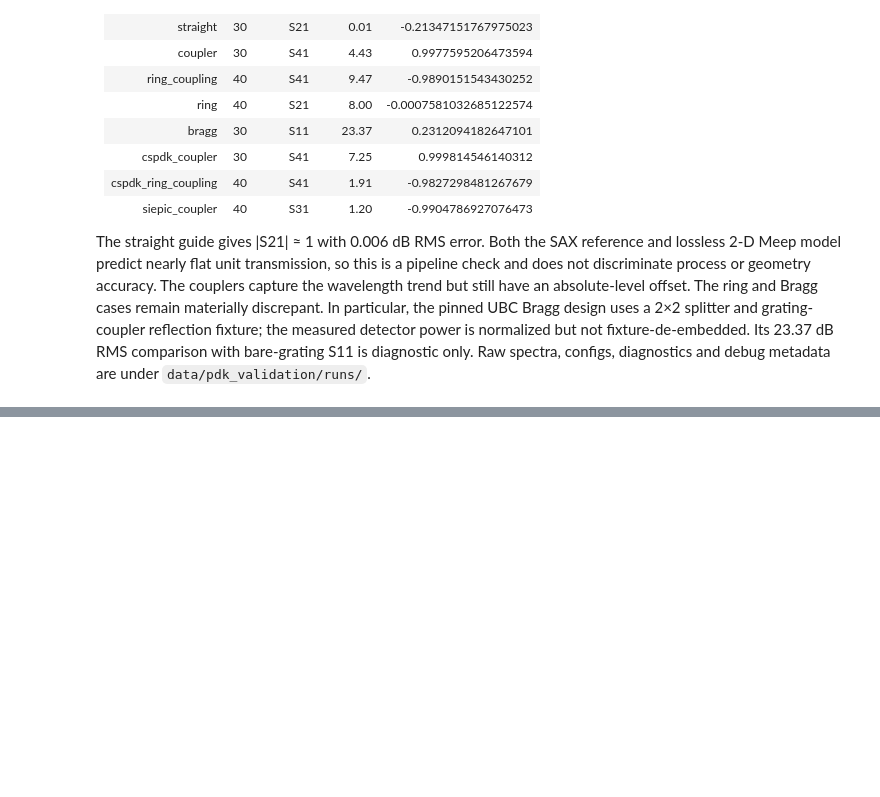
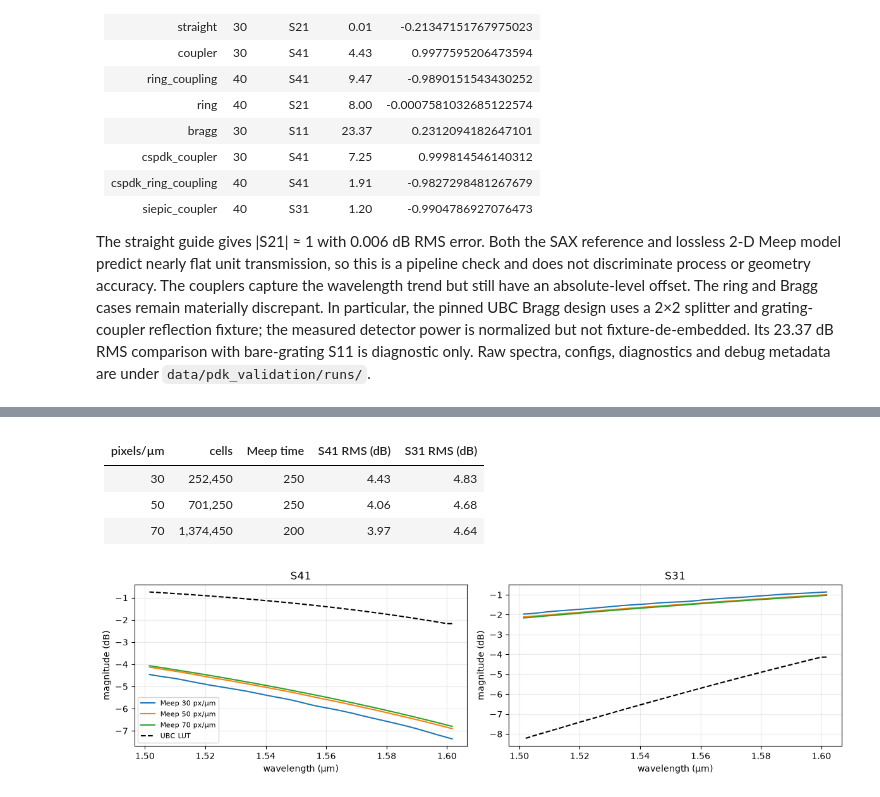
Before and after one commit to EpsilonForge/gsim, a Jupyter notebook: pdk-validation/notebook.ipynb, the cells around one changed output, grey strips where cells are left out. Drawn from its saved outputs; the diff is of its cells as text; code cells hidden in the pictures; blank space fills up the shorter version.

Commit message:
Publish executed coupler mesh sensitivity notebook

```diff
--- a/pdk-validation/notebook.ipynb
+++ b/pdk-validation/notebook.ipynb
@@ -814,0 +821,80 @@ The straight guide gives |S21| ≈ 1 with 0.006 dB RMS error. Both the SAX refer
+# %%
+import json
+
+repo_root = next(
+    candidate
+    for candidate in (Path.cwd(), Path.cwd().parent)
+    if (candidate / "pyproject.toml").is_file()
+)
+mesh_data = repo_root / "nbs" / "data" / "pdk_validation"
+mesh_paths = {
+    30: mesh_data / "runs" / "2d_coupler",
+    50: mesh_data / "mesh_sweeps" / "coupler_r50",
+    70: mesh_data / "mesh_sweeps" / "coupler_r70",
+}
+mesh_outcomes = {
+    res: V.load_outcome("coupler", path) for res, path in mesh_paths.items()
+}
+mesh_summary = {
+    30: json.loads((mesh_data / "runs" / "summary.json").read_text())["coupler"][
+        "summary"
+    ],
+    50: json.loads((mesh_paths[50] / "summary.json").read_text())["coupler"]["summary"],
+    70: json.loads((mesh_paths[70] / "summary.json").read_text())["coupler"]["summary"],
+}
+assert all(
+    np.allclose(mesh_outcomes[30].wavelengths, mesh_outcomes[res].wavelengths)
+    for res in (50, 70)
+)
+
+rows = [
+    "| pixels/µm | cells | Meep time | S41 RMS (dB) | S31 RMS (dB) |",
+    "| ---: | ---: | ---: | ---: | ---: |",
+]
+for res, outcome in mesh_outcomes.items():
+    meta = mesh_summary[res]
+    rows.append(
+        f"| {res} | {meta['cells']:,} | {meta['meep_time']:.0f} | "
+        f"{outcome.metrics['S41']['rms_db']:.2f} | {outcome.metrics['S31']['rms_db']:.2f} |"
+    )
+display(Markdown("\n".join(rows)))
+
+figure, axes = plt.subplots(1, 2, figsize=(12, 3.5), sharex=True)
+for axis, port in zip(axes, ("S41", "S31")):
+    for res, outcome in mesh_outcomes.items():
+        axis.plot(
+            outcome.wavelengths, _db(outcome.s_params[port]), label=f"Meep {res} px/µm"
+        )
+    reference = mesh_outcomes[30].reference
+    axis.plot(
+        reference.wavelengths, _db(reference.s_params[port]), "k--", label="UBC LUT"
+    )
+    axis.set(title=port, xlabel="wavelength (µm)", ylabel="magnitude (dB)")
+    axis.grid(alpha=0.25)
+axes[0].legend(fontsize=8)
+figure.tight_layout()
+plt.show()
+
+for old, new in ((30, 50), (50, 70)):
+    values = [
+        np.sqrt(
+            np.mean(
+                np.abs(
+                    mesh_outcomes[new].s_params[port]
+                    - mesh_outcomes[old].s_params[port]
+                )
+                ** 2
+            )
+        )
+        for port in ("S41", "S31")
+    ]
+    print(
+        f"{old}→{new} de-embedded complex RMS change: S41={values[0]:.3f}, S31={values[1]:.3f}"
+    )
+# %% [output]
+| pixels/µm | cells | Meep time | S41 RMS (dB) | S31 RMS (dB) |
+| ---: | ---: | ---: | ---: | ---: |
+| 30 | 252,450 | 250 | 4.43 | 4.83 |
+| 50 | 701,250 | 250 | 4.06 | 4.68 |
+| 70 | 1,374,450 | 200 | 3.97 | 4.64 |
+[figure, added]
```
Also changed, not shown: parts of 3 cells of this notebook, 2 other files.
